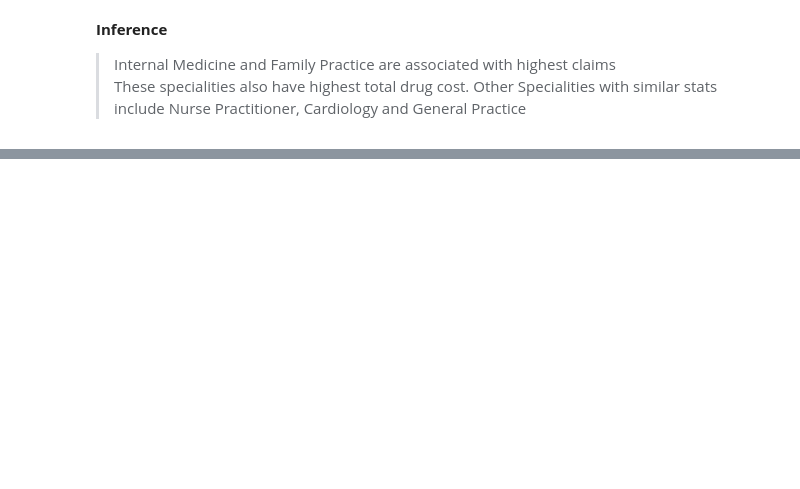
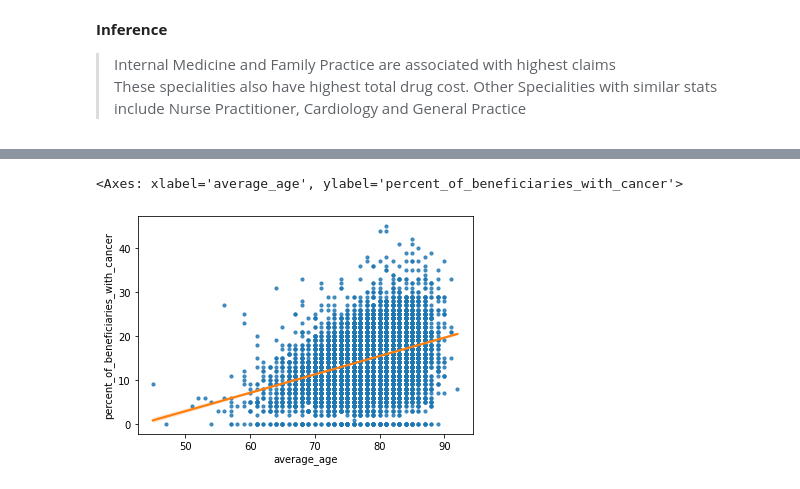
Before and after one commit to thousandoaks/AnalyticsUtilizationManagement, a Jupyter notebook: labs/Medicare_EDA.ipynb, the cells around one changed output, grey strips where cells are left out. Cells and saved outputs as stored; diff of their text form; code cells hidden in the pictures; blank space fills up the shorter version.

```diff
--- a/labs/Medicare_EDA.ipynb
+++ b/labs/Medicare_EDA.ipynb
@@ -427,0 +475,5 @@ iplot(fig, filename='grouped-bar')
+# %%
+sns.regplot(data=nursingFacilities,y='percent_of_beneficiaries_with_cancer',x='average_age',order=1,scatter_kws={"s": 10},line_kws={"color": "C1"})
+# %% [output]
+<Axes: xlabel='average_age', ylabel='percent_of_beneficiaries_with_cancer'>
+[figure, added]
```
Also changed, not shown: parts of 5 cells of this notebook.
